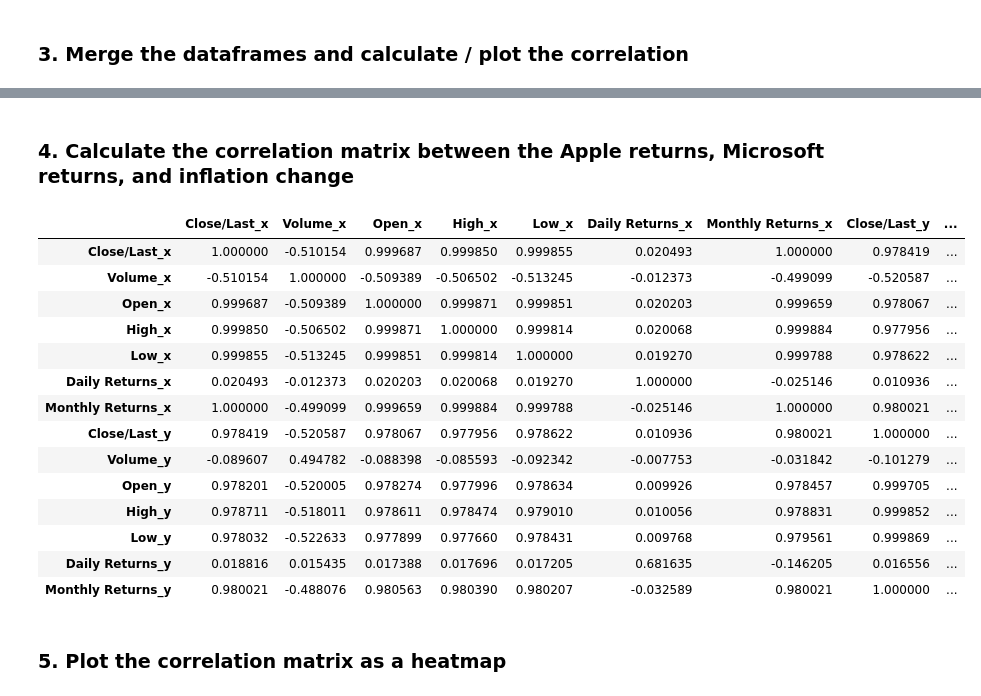
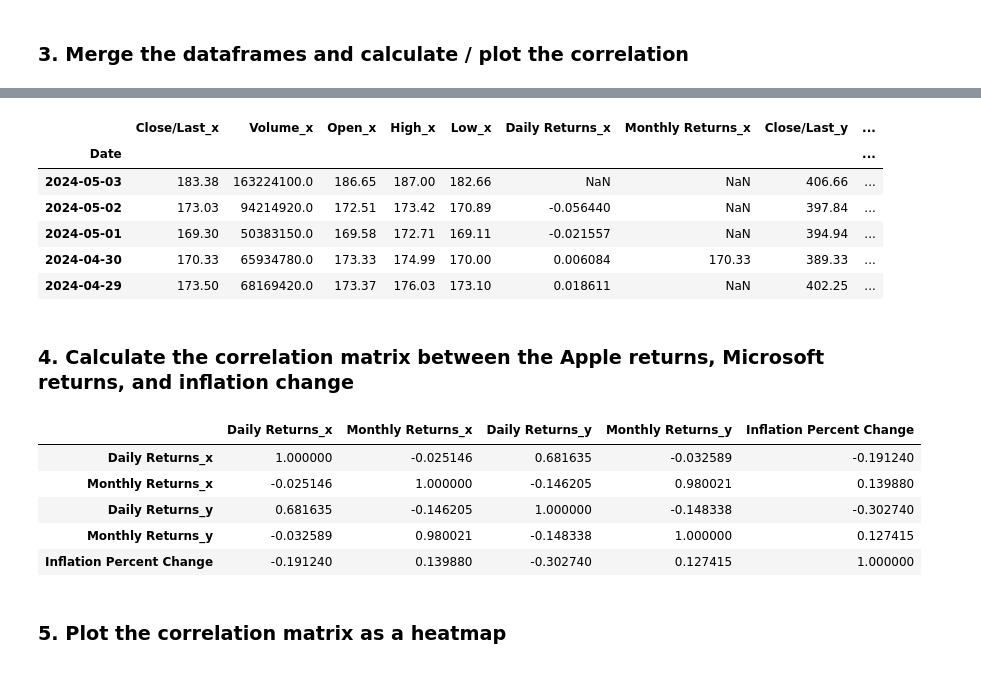
Before and after one commit to julieannvictoria/portfolio, a Jupyter notebook: Preparing-for-data-analysis-project-student.ipynb, the cells around one changed output, grey strips where cells are left out. Cells and saved outputs as stored; diff of their text form; code cells hidden in the pictures.

```diff
--- a/Preparing-for-data-analysis-project-student.ipynb
+++ b/Preparing-for-data-analysis-project-student.ipynb
@@ -54,9 +55,9 @@ data_gdp.head()
 | 4 | 1948-01-01 | 265.742 |
 # %%
 # Load the historical stock price data for Apple and Microsoft
-data_apple = pd.read_csv('apple_historical_data.csv')
+data_apple = pd.read_csv(github_repo + 'apple_historical_data.csv')
 # %%
-data_microsoft = pd.read_csv('microsoft_historical_data.csv')
+data_microsoft = pd.read_csv(github_repo + 'microsoft_historical_data.csv')
 # %%
 # Check the first few rows of data
 data_apple.head()
@@ -439,6 +443,8 @@ data_microsoft.head()
 | 4 | 2024-04-29 | 402.25 | 19582090 | 405.25 | 406.3200 | 399.1900 | 0.033185 |
 # %%
 inflation['Inflation Percent Change'] = inflation['CORESTICKM159SFRBATL'].pct_change()
+#Rename index for merging later
+inflation.rename_axis('Date',inplace=True)
 inflation.head()
 # %% [output]
 |  | CORESTICKM159SFRBATL | Inflation Percent Change |
@@ -478,4 +484,5 @@ data_microsoft.head()
 ### 3. Merge the dataframes and calculate / plot the correlation
 # %%
 data_apple_microsoft = pd.merge(data_apple,data_microsoft,how='outer',on='Date')
-data_apple_microsoft.head()
+# merge stocks and inflationd dataframes
+df_stocks_inflation = pd.merge(data_apple_microsoft,inflation,how='outer',on='Date')
@@ -490,24 +489,27 @@ data_apple_microsoft.head()
+# %%
+df_stocks_inflation.head()
+# %% [output]
+|  | Close/Last_x | Volume_x | Open_x | High_x | Low_x | Daily Returns_x | Monthly Returns_x | Close/Last_y | ... |
+| Date |  |  |  |  |  |  |  |  | ... |
+| 2024-05-03 | 183.38 | 163224100.0 | 186.65 | 187.00 | 182.66 | NaN | NaN | 406.66 | ... |
+| 2024-05-02 | 173.03 | 94214920.0 | 172.51 | 173.42 | 170.89 | -0.056440 | NaN | 397.84 | ... |
+| 2024-05-01 | 169.30 | 50383150.0 | 169.58 | 172.71 | 169.11 | -0.021557 | NaN | 394.94 | ... |
+| 2024-04-30 | 170.33 | 65934780.0 | 173.33 | 174.99 | 170.00 | 0.006084 | 170.33 | 389.33 | ... |
+| 2024-04-29 | 173.50 | 68169420.0 | 173.37 | 176.03 | 173.10 | 0.018611 | NaN | 402.25 | ... |
 # %% [markdown]
 ### 4. Calculate the correlation matrix between the Apple returns, Microsoft returns, and inflation change
 # %%
 # Calculate correlation matrix
-data_apple_microsoft.corr()
+# Get only the needed columns
+df_returns_inflation = df_stocks_inflation[['Daily Returns_x','Monthly Returns_x', 'Daily Returns_y','Monthly Returns_y','Inflation Percent Change']]
+df_returns_inflation.corr()
 # %% [output]
-|  | Close/Last_x | Volume_x | Open_x | High_x | Low_x | Daily Returns_x | Monthly Returns_x | Close/Last_y | ... |
-| Close/Last_x | 1.000000 | -0.510154 | 0.999687 | 0.999850 | 0.999855 | 0.020493 | 1.000000 | 0.978419 | ... |
-| Volume_x | -0.510154 | 1.000000 | -0.509389 | -0.506502 | -0.513245 | -0.012373 | -0.499099 | -0.520587 | ... |
-| Open_x | 0.999687 | -0.509389 | 1.000000 | 0.999871 | 0.999851 | 0.020203 | 0.999659 | 0.978067 | ... |
-| High_x | 0.999850 | -0.506502 | 0.999871 | 1.000000 | 0.999814 | 0.020068 | 0.999884 | 0.977956 | ... |
-| Low_x | 0.999855 | -0.513245 | 0.999851 | 0.999814 | 1.000000 | 0.019270 | 0.999788 | 0.978622 | ... |
-| Daily Returns_x | 0.020493 | -0.012373 | 0.020203 | 0.020068 | 0.019270 | 1.000000 | -0.025146 | 0.010936 | ... |
-| Monthly Returns_x | 1.000000 | -0.499099 | 0.999659 | 0.999884 | 0.999788 | -0.025146 | 1.000000 | 0.980021 | ... |
-| Close/Last_y | 0.978419 | -0.520587 | 0.978067 | 0.977956 | 0.978622 | 0.010936 | 0.980021 | 1.000000 | ... |
-| Volume_y | -0.089607 | 0.494782 | -0.088398 | -0.085593 | -0.092342 | -0.007753 | -0.031842 | -0.101279 | ... |
-| Open_y | 0.978201 | -0.520005 | 0.978274 | 0.977996 | 0.978634 | 0.009926 | 0.978457 | 0.999705 | ... |
-| High_y | 0.978711 | -0.518011 | 0.978611 | 0.978474 | 0.979010 | 0.010056 | 0.978831 | 0.999852 | ... |
-| Low_y | 0.978032 | -0.522633 | 0.977899 | 0.977660 | 0.978431 | 0.009768 | 0.979561 | 0.999869 | ... |
-| Daily Returns_y | 0.018816 | 0.015435 | 0.017388 | 0.017696 | 0.017205 | 0.681635 | -0.146205 | 0.016556 | ... |
-| Monthly Returns_y | 0.980021 | -0.488076 | 0.980563 | 0.980390 | 0.980207 | -0.032589 | 0.980021 | 1.000000 | ... |
+|  | Daily Returns_x | Monthly Returns_x | Daily Returns_y | Monthly Returns_y | Inflation Percent Change |
+| Daily Returns_x | 1.000000 | -0.025146 | 0.681635 | -0.032589 | -0.191240 |
+| Monthly Returns_x | -0.025146 | 1.000000 | -0.146205 | 0.980021 | 0.139880 |
+| Daily Returns_y | 0.681635 | -0.146205 | 1.000000 | -0.148338 | -0.302740 |
+| Monthly Returns_y | -0.032589 | 0.980021 | -0.148338 | 1.000000 | 0.127415 |
+| Inflation Percent Change | -0.191240 | 0.139880 | -0.302740 | 0.127415 | 1.000000 |
 # %% [markdown]
 ### 5. Plot the correlation matrix as a heatmap
 # %%
```
Also changed, not shown: parts of 10 cells of this notebook.
